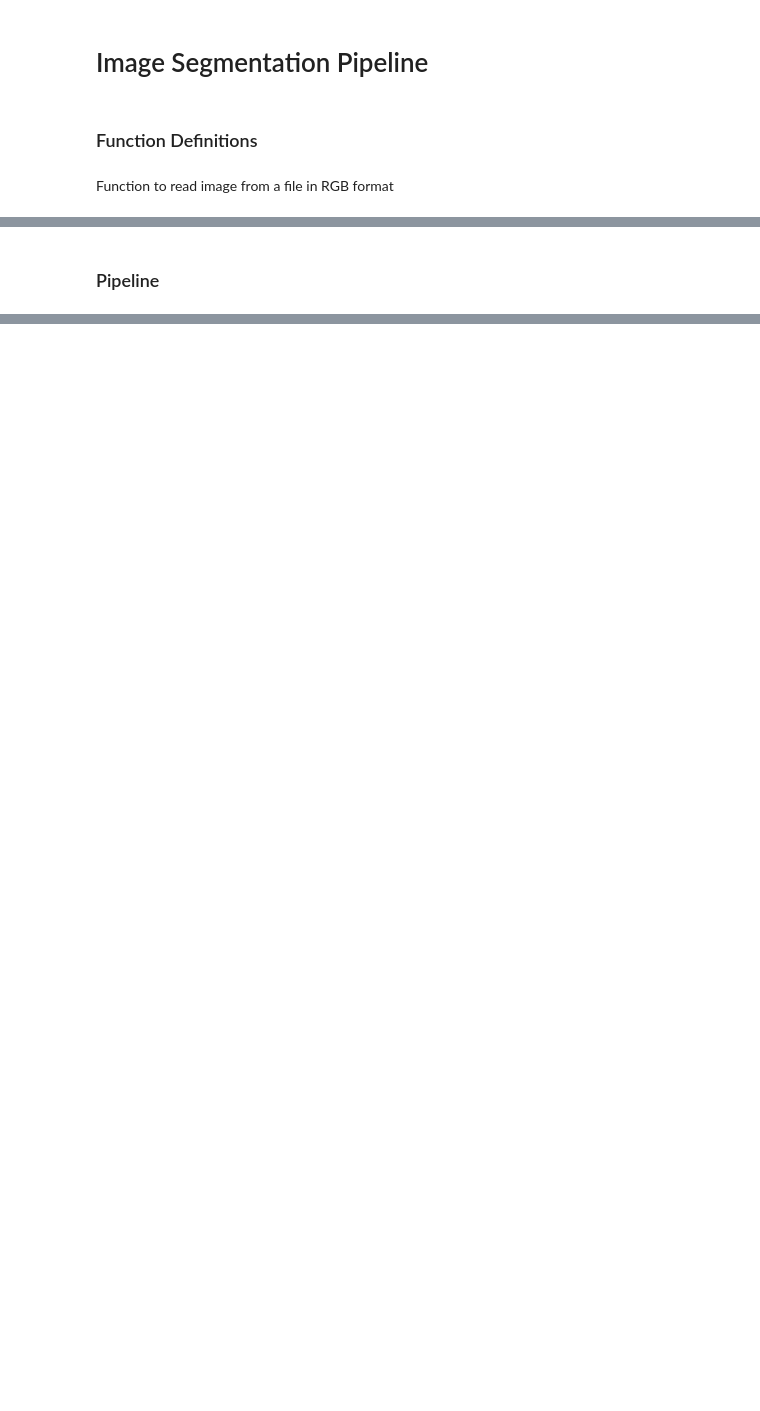
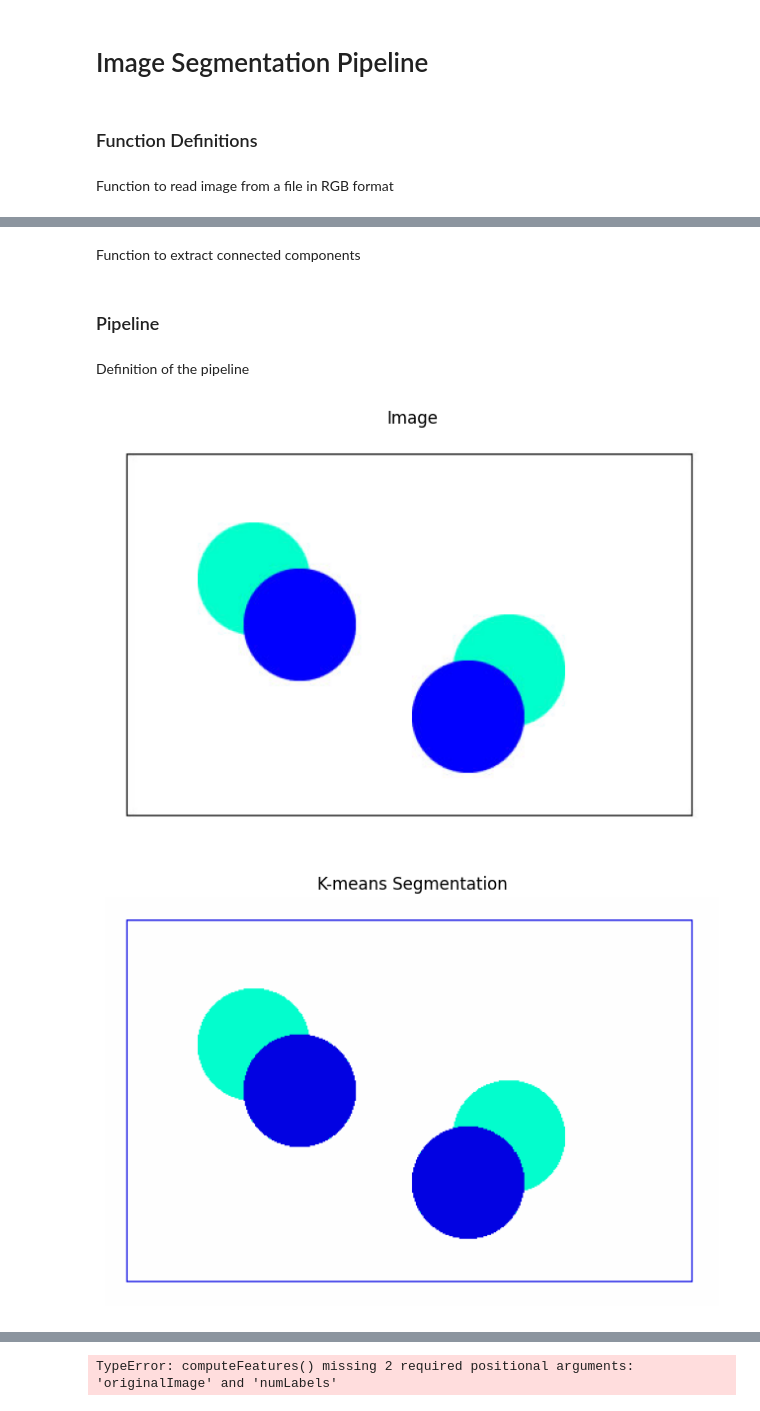
Before and after one commit to e-Rivers/CS5050_ComputerVision, a Jupyter notebook: HMWK_2/8_segmentationPipeline.ipynb, the cells around one changed output, grey strips where cells are left out. Cells and saved outputs as stored; diff of their text form; code cells hidden in the pictures; blank space fills up the shorter version.

```diff
--- a/HMWK_2/8_segmentationPipeline.ipynb
+++ b/HMWK_2/8_segmentationPipeline.ipynb
@@ -41,4 +47,6 @@ def kMeansSegmentation(image, k=3):
     # Reshape labels to match the original image dimensions
     segmentedImage = labels.reshape(image.shape[:2])
     return segmentedImage
+# %% [markdown]
+Function to extract connected components
 # %%
@@ -130,2 +132,16 @@ def computeFeatures(labeledImage, originalImage, numLabels):
 # %% [markdown]
 ### Pipeline
+# %% [markdown]
+Definition of the pipeline
+# %%
+segmentationPipe = pipe(
+    "testImg5.jpg",
+    readImage,
+    displayImage,
+    kMeansSegmentation,
+    extractConnectedComponents,
+    computeFeatures
+)
+# %% [output]
+[figure, added]
+[figure, added]
@@ -132,3 +149,4 @@ def computeFeatures(labeledImage, originalImage, numLabels):
+TypeError: computeFeatures() missing 2 required positional arguments: 'originalImage' and 'numLabels'
 # %%
 # Load image
 image_path = "testImg5.jpg"
```
Also changed, not shown: parts of 9 cells of this notebook, 1 other file.
